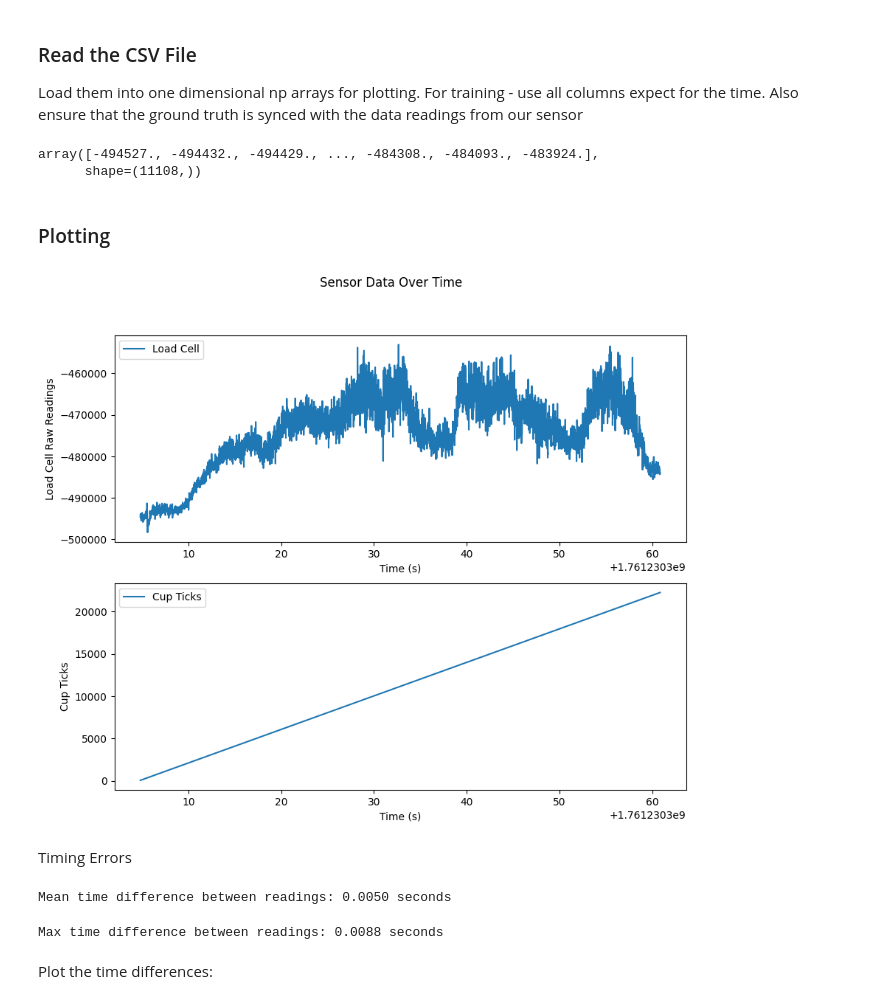
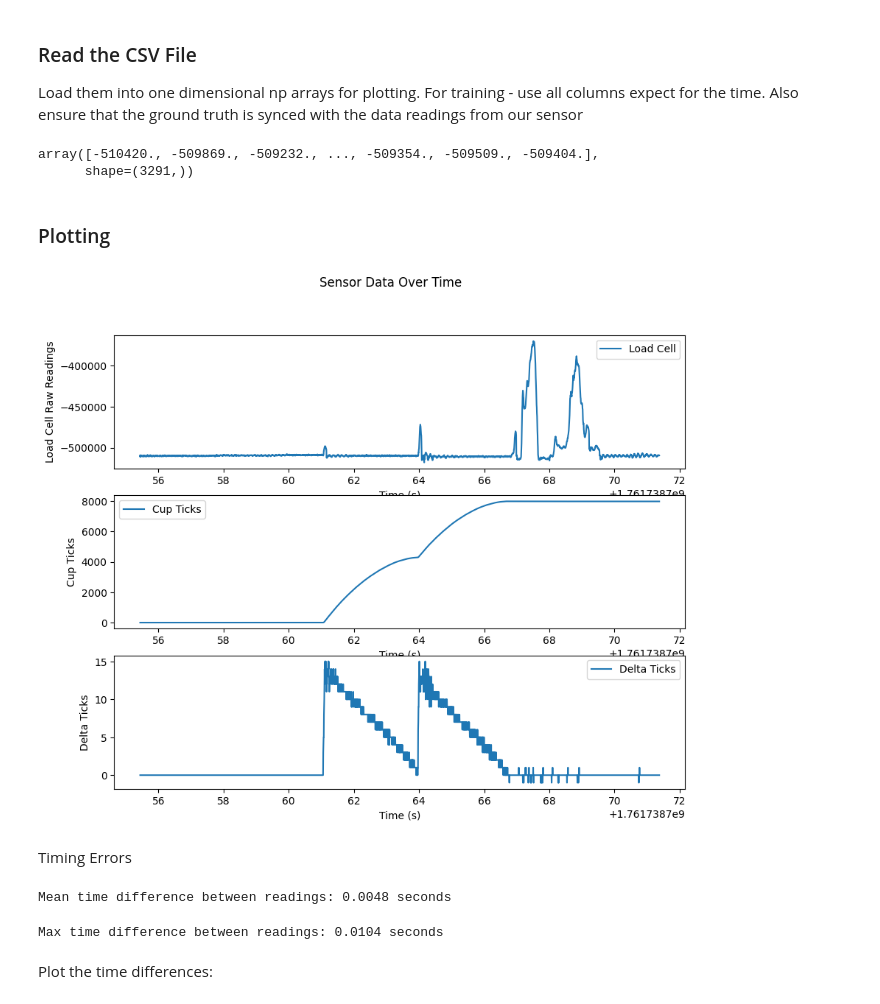
Before and after one commit to Dami28O/COMP0219-Coursework1, a Jupyter notebook: regression.ipynb, the cells around one changed output. Saved outputs shown, nothing was run; the diff lists cells and outputs as text; code cells hidden in the pictures.

Commit message:
Data Added

```diff
--- a/regression.ipynb
+++ b/regression.ipynb
@@ -13,47 +13,53 @@ import matplotlib.pyplot as plt
 ### Read the CSV File
 Load them into one dimensional np arrays for plotting. For training - use all columns expect for the time. Also ensure that the ground truth is synced with the data readings from our sensor
 # %%
-filename = 'data/test2_4_unfiltered.csv'
+filename = 'data/merge_test_2.csv'
 
 arr = np.loadtxt(filename, delimiter=',', skiprows=1) # skiprows=1 if there is a header
 time = arr[:, 0]
 load_cell = arr[:, 1]
 cup_ticks = arr[:, 2]
+cup_delta = arr[:, 3]
 
 display(load_cell)
 # %% [output]
-array([-494527., -494432., -494429., ..., -484308., -484093., -483924.],
-      shape=(11108,))
+array([-510420., -509869., -509232., ..., -509354., -509509., -509404.],
+      shape=(3291,))
 # %% [markdown]
 ### Plotting
 # %%
-fig, axs = plt.subplots(2, 1, figsize=(10, 8))
+fig, axs = plt.subplots(3, 1, figsize=(10, 8))
 fig.suptitle('Sensor Data Over Time')
 
 axs[0].plot(time, load_cell, label='Load Cell')
 axs[0].set_xlabel('Time (s)')
 axs[0].set_ylabel('Load Cell Raw Readings')
 axs[0].legend()
 
 axs[1].plot(time, cup_ticks, label='Cup Ticks')
 axs[1].set_xlabel('Time (s)')
 axs[1].set_ylabel('Cup Ticks')
 axs[1].legend()
+
+axs[2].plot(time, cup_delta, label='Delta Ticks')
+axs[2].set_xlabel('Time (s)')
+axs[2].set_ylabel('Delta Ticks')
+axs[2].legend()
 plt.show()
 # %% [output]
-[figure, old version]
+[figure, new version]
 # %% [markdown]
 Timing Errors
 # %%
 mean_time_diff = np.mean(np.diff(time))
 print(f"Mean time difference between readings: {mean_time_diff:.4f} seconds")
 # %% [output]
-Mean time difference between readings: 0.0050 seconds
+Mean time difference between readings: 0.0048 seconds
 # %%
 max_time_diff = np.max(np.diff(time))
 print(f"Max time difference between readings: {max_time_diff:.4f} seconds")
 # %% [output]
-Max time difference between readings: 0.0088 seconds
+Max time difference between readings: 0.0104 seconds
 # %% [markdown]
 Plot the time differences:
 # %%
```
Also changed, not shown: parts of 4 cells of this notebook, 33 other files.
